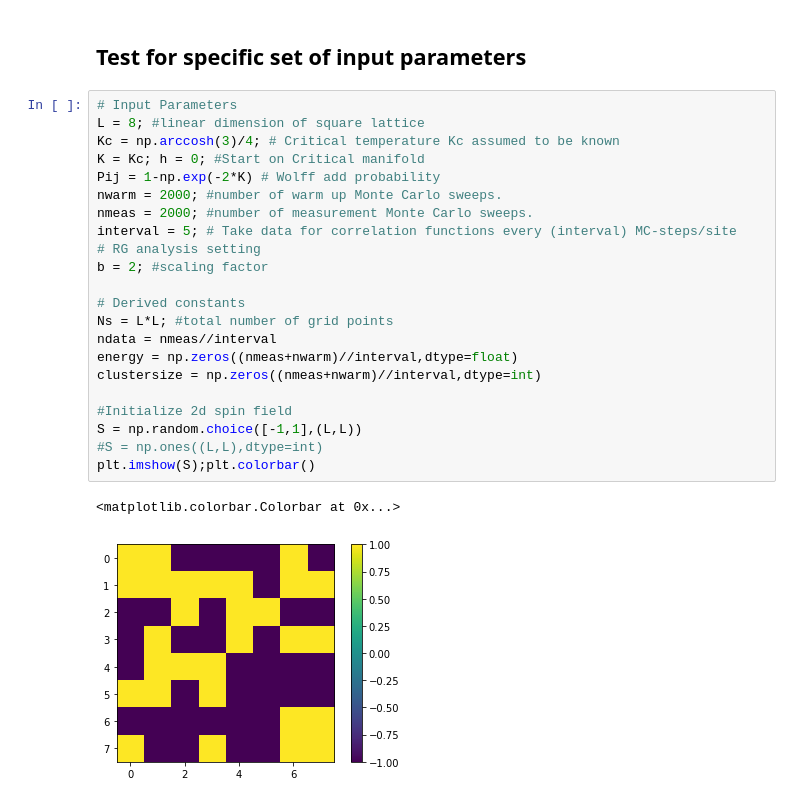
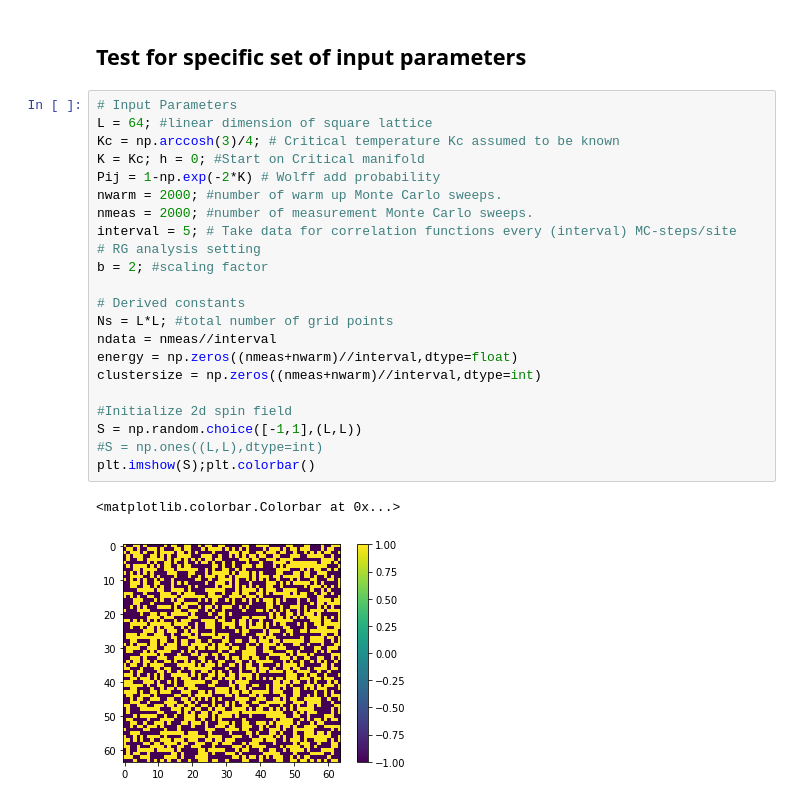
Before and after one commit to katherineding/MCRG, a Jupyter notebook: MCRG with Cluster MC - Working Version.ipynb, the cells around one changed output. Drawn from its saved outputs; the diff is of its cells as text.

```diff
--- a/MCRG with Cluster MC - Working Version.ipynb
+++ b/MCRG with Cluster MC - Working Version.ipynb
@@ -361,29 +361,29 @@ def getExponent(MatA,MatC,Nc):
 ## Test for specific set of input parameters
 # %%
 # Input Parameters
-L = 8; #linear dimension of square lattice
+L = 64; #linear dimension of square lattice
 Kc = np.arccosh(3)/4; # Critical temperature Kc assumed to be known
 K = Kc; h = 0; #Start on Critical manifold
 Pij = 1-np.exp(-2*K) # Wolff add probability
 nwarm = 2000; #number of warm up Monte Carlo sweeps.
 nmeas = 2000; #number of measurement Monte Carlo sweeps.
 interval = 5; # Take data for correlation functions every (interval) MC-steps/site
 # RG analysis setting
 b = 2; #scaling factor
 
 # Derived constants
 Ns = L*L; #total number of grid points
 ndata = nmeas//interval
 energy = np.zeros((nmeas+nwarm)//interval,dtype=float)
 clustersize = np.zeros((nmeas+nwarm)//interval,dtype=int)
 
 #Initialize 2d spin field
 S = np.random.choice([-1,1],(L,L))
 #S = np.ones((L,L),dtype=int)
 plt.imshow(S);plt.colorbar()
 # %% [output]
 <matplotlib.colorbar.Colorbar at 0x...>
-[figure, old version]
+[figure, new version]
 # %%
 MatA_even, MatC_even, MatA_odd, MatC_odd = RunMCRG(K,h)
 
```
Also changed, not shown: parts of 6 cells of this notebook, 5 other files.
